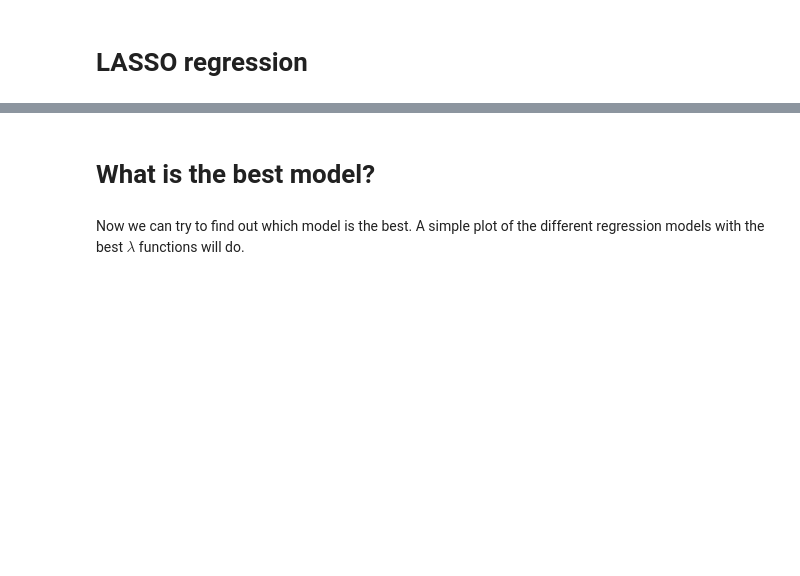
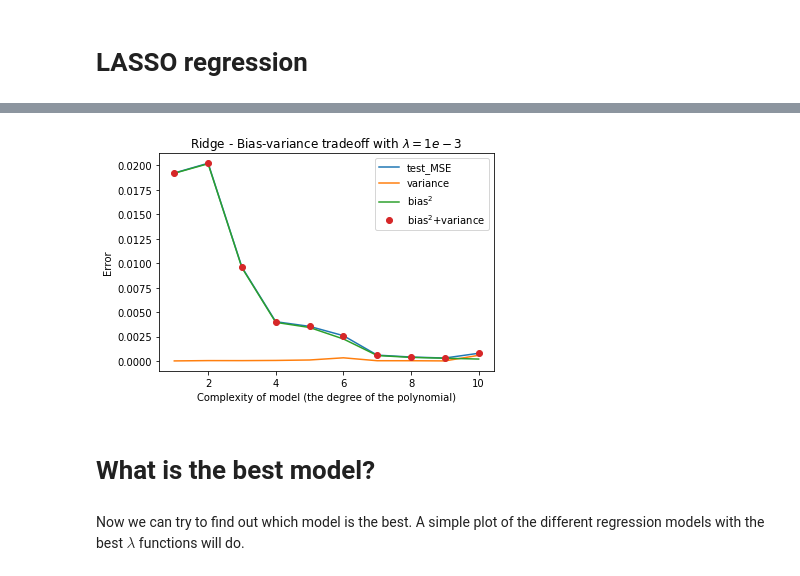
Before and after one commit to ohebbi/FYS-STK4155, a Jupyter notebook: reproducible_results/main.ipynb, the cells around one changed output, grey strips where cells are left out. Cells and saved outputs as stored; diff of their text form; code cells hidden in the pictures; blank space fills up the shorter version.

```diff
--- a/reproducible_results/main.ipynb
+++ b/reproducible_results/main.ipynb
@@ -276,3 +277,16 @@ plt.show()
+# %%
+plt.plot(degrees,test_MSE_LASSO)
+plt.plot(degrees,Variance)
+plt.plot(degrees,Bias)
+plt.title("Ridge - Bias-variance tradeoff with $\lambda=1e-3$")
+plt.xlabel("Complexity of model (the degree of the polynomial)")
+plt.ylabel("Error")
+plt.plot(degrees,Variance+Bias,'o')
+plt.legend(["test_MSE","variance", "bias$^2$","bias$^2$+variance"])
+plt.savefig("plots/LASSO_bias_variance.pdf")
+plt.show()
+# %% [output]
+[figure, added]
 # %% [markdown]
 # What is the best model?
 # %% [markdown]
```
Also changed, not shown: parts of 13 cells of this notebook.
